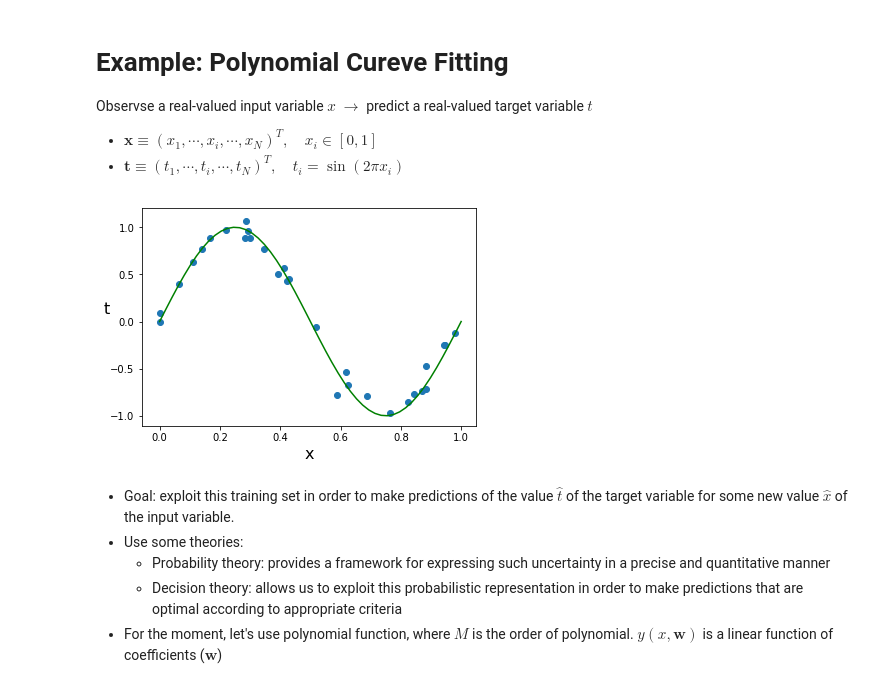
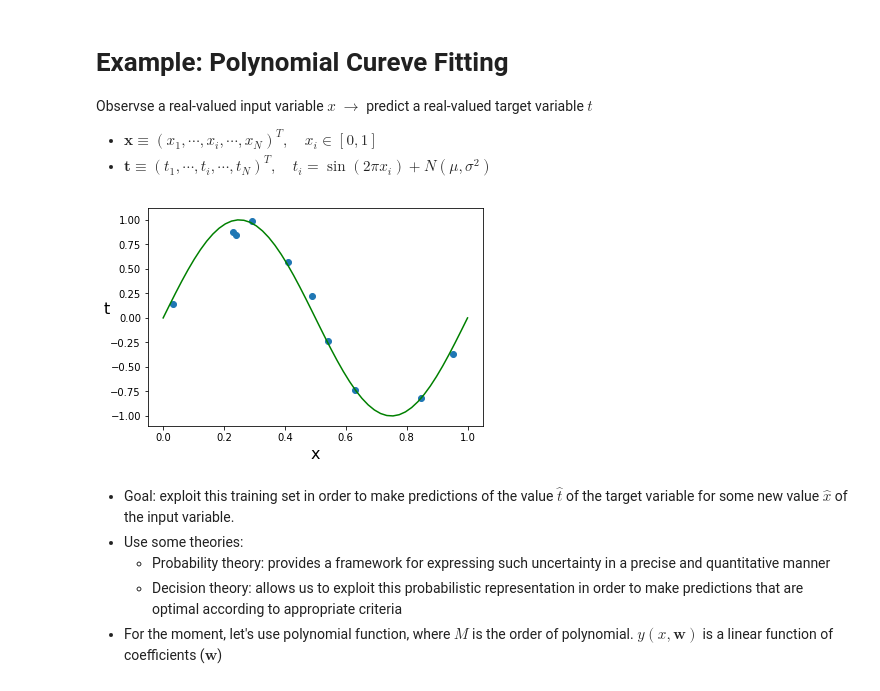
Before and after one commit to simonjisu/prml_study, a Jupyter notebook: docs/notebooks/chapter-1/1-example.ipynb, the cells around one changed output. Cells and saved outputs as stored; diff of their text form; code cells hidden in the pictures.

```diff
--- a/docs/notebooks/chapter-1/1-example.ipynb
+++ b/docs/notebooks/chapter-1/1-example.ipynb
@@ -4,26 +4,26 @@
 Observse a real-valued input variable $x$ $\rightarrow$ predict a real-valued target variable $t$
 
 * $\textbf{x} \equiv (x_1, \cdots, x_i, \cdots, x_N)^T, \quad x_i \in [0, 1]$
-* $\textbf{t} \equiv (t_1, \cdots, t_i, \cdots, t_N)^T, \quad t_i = \sin(2\pi x_i)$
+* $\textbf{t} \equiv (t_1, \cdots, t_i, \cdots, t_N)^T, \quad t_i = \sin(2\pi x_i) + N(\mu, \sigma^2)$
 # %%
 import numpy as np
 import matplotlib.pylab as plt
 # %%
 # making data
-seed = 23
+seed = 62
 np.random.seed(seed)
-N = 30
+N = 10
 x = np.random.rand(N)
 t = np.sin(2*np.pi*x) + np.random.randn(N) * 0.1
 x_sin = np.linspace(0, 1)
 t_sin = np.sin(2*np.pi*x_sin)
 plt.plot(x_sin, t_sin, c='green')
 plt.scatter(x, t)
 plt.xlabel('x', fontsize=16)
 plt.ylabel('t', rotation=0, fontsize=16)
 plt.show()
 # %% [output]
-[figure, old version]
+[figure, new version]
 # %% [markdown]
 * Goal: exploit this training set in order to make predictions of the value $\hat{t}$ of the target variable for some new value $\hat{x}$ of the input variable.
 * Use some theories:
```
Also changed, not shown: parts of 27 cells of this notebook, 58 other files.
